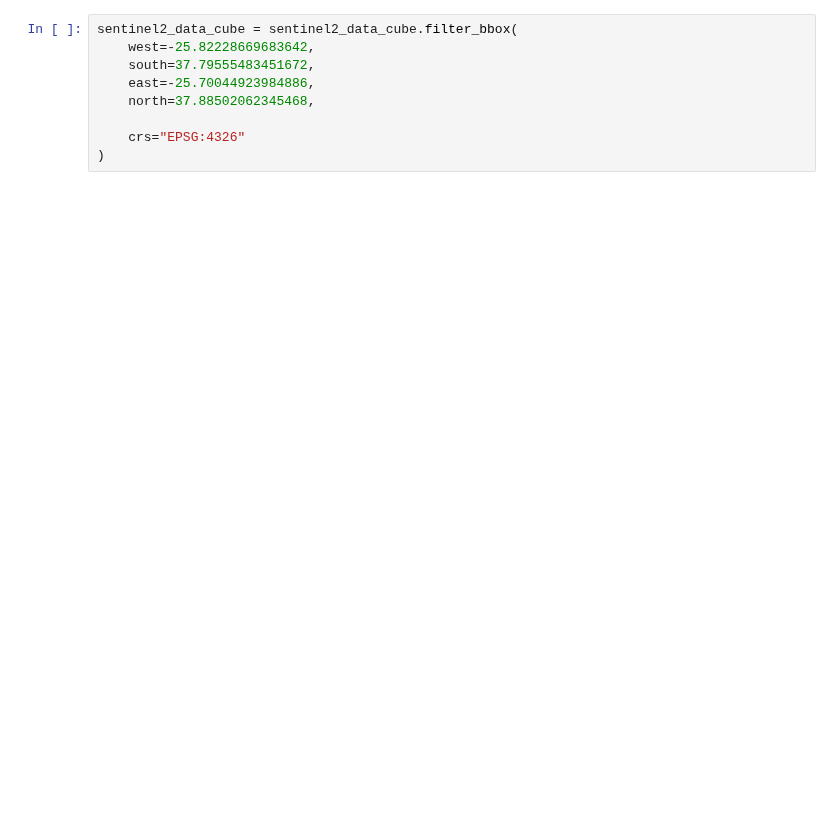
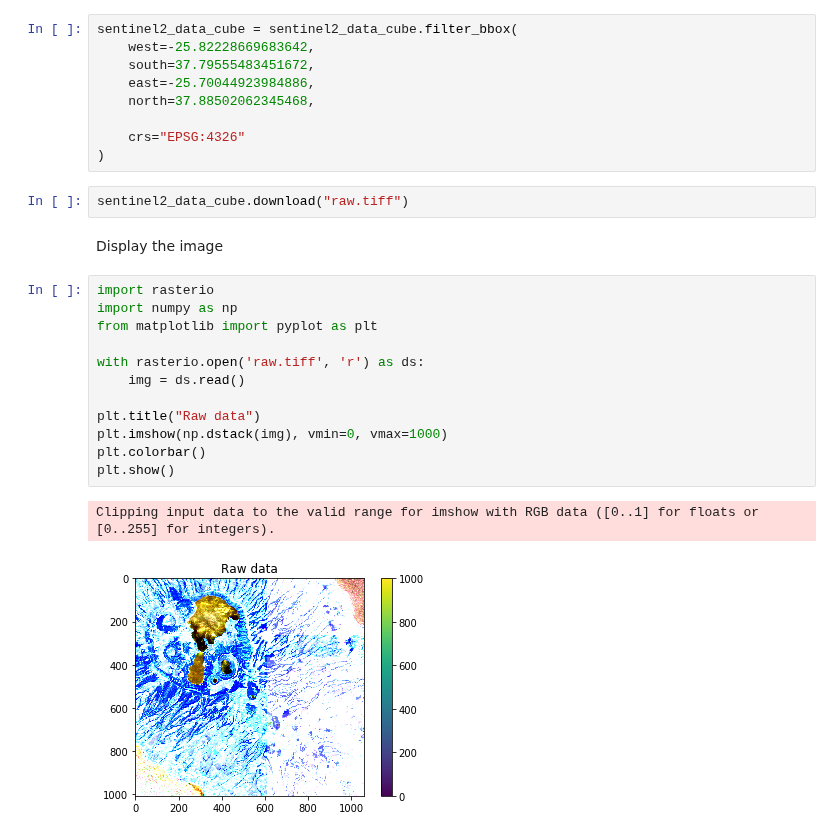
Before and after one commit to VITObelgium/notebook-samples, a Jupyter notebook: EO4GEO/BandMath.ipynb, the cells around one changed output. Saved outputs shown, nothing was run; the diff lists cells and outputs as text; blank space fills up the shorter version.

```diff
--- a/EO4GEO/BandMath.ipynb
+++ b/EO4GEO/BandMath.ipynb
@@ -21,3 +31,22 @@ sentinel2_data_cube = sentinel2_data_cube.filter_bbox(
 
     crs="EPSG:4326"
 )
+# %%
+sentinel2_data_cube.download("raw.tiff")
+# %% [markdown]
+Display the image
+# %%
+import rasterio
+import numpy as np
+from matplotlib import pyplot as plt
+
+with rasterio.open('raw.tiff', 'r') as ds:
+    img = ds.read()
+
+plt.title("Raw data")
+plt.imshow(np.dstack(img), vmin=0, vmax=1000)
+plt.colorbar()
+plt.show()
+# %% [output]
+Clipping input data to the valid range for imshow with RGB data ([0..1] for floats or [0..255] for integers).
+[figure, added]
```
Also changed, not shown: parts of 15 cells of this notebook.
